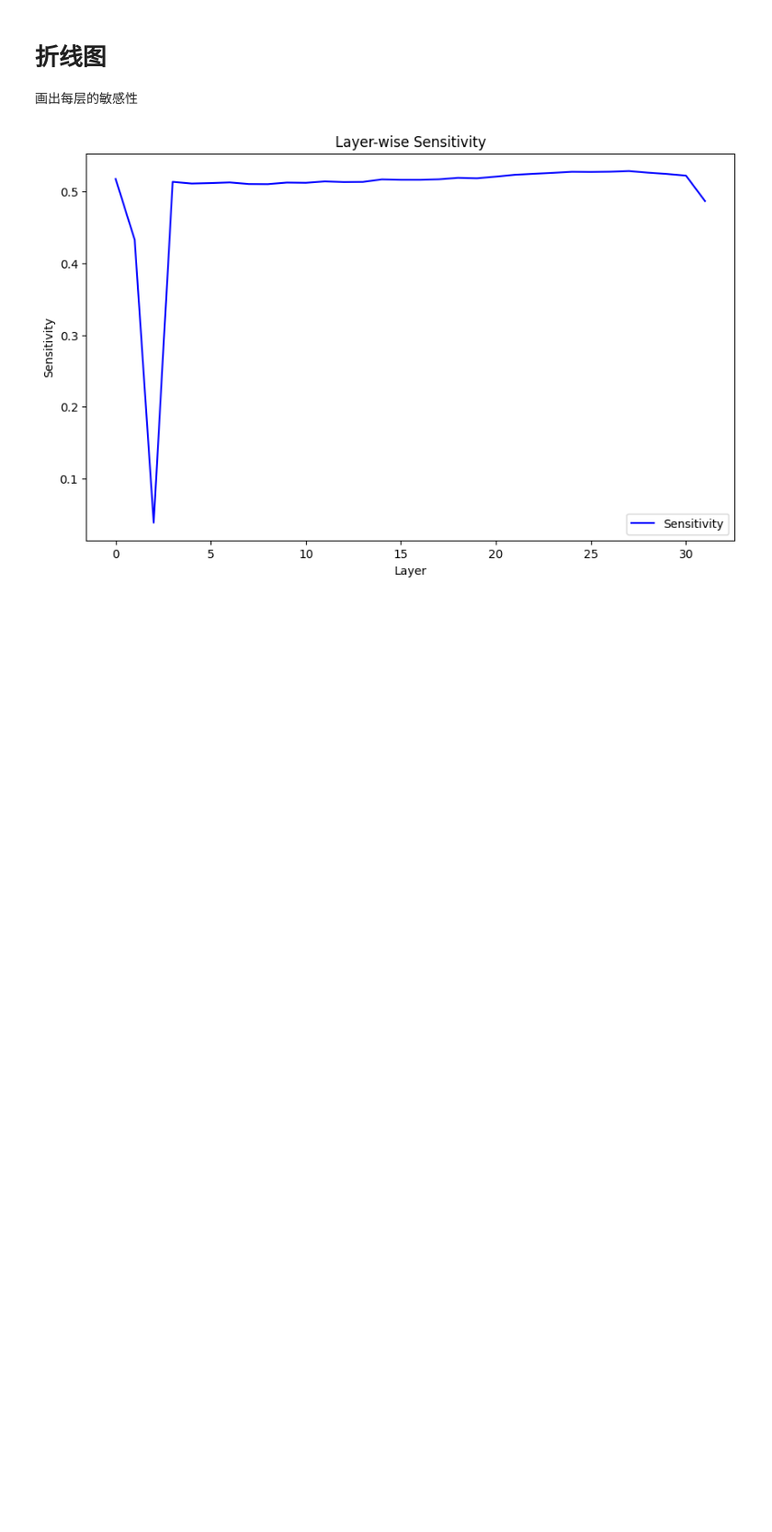
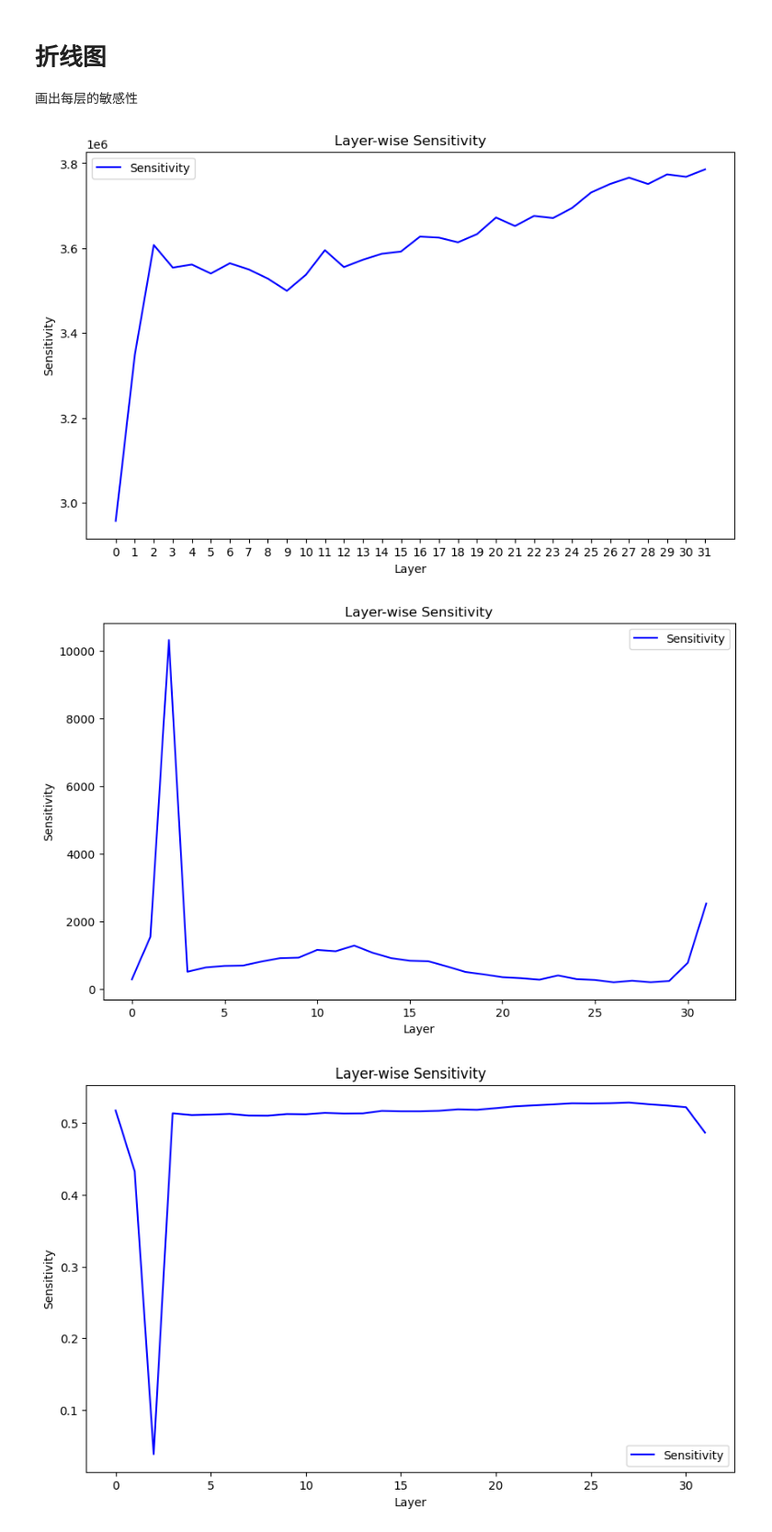
Before and after one commit to compressionOrg/OWL, a Jupyter notebook: paper/sensitvity.ipynb, the cells around one changed output. Shown: that part at 92% size. Drawn from its saved outputs; the diff is of its cells as text; code cells hidden in the pictures; blank space fills up the shorter version.

```diff
--- a/paper/sensitvity.ipynb
+++ b/paper/sensitvity.ipynb
@@ -32,3 +68,45 @@ def plot_line_chart(sensitivity):
+# %%
+# 计算conn sum
+conn_sensitivity = {
+    0: 278.9278869628906,
+    1: 1537.4918212890625,
+    2: 10319.986328125,
+    3: 505.1446838378906,
+    4: 633.3137817382812,
+    5: 677.8006591796875,
+    6: 687.4088745117188,
+    7: 806.1181030273438,
+    8: 907.0012817382812,
+    9: 922.118896484375,
+    10: 1150.6800537109375,
+    11: 1111.157958984375,
+    12: 1278.4998779296875,
+    13: 1064.942138671875,
+    14: 906.9503173828125,
+    15: 829.887939453125,
+    16: 813.708740234375,
+    17: 662.8854370117188,
+    18: 499.3265380859375,
+    19: 425.732177734375,
+    20: 342.2218017578125,
+    21: 314.36492919921875,
+    22: 270.3114318847656,
+    23: 393.69415283203125,
+    24: 287.1642150878906,
+    25: 262.34912109375,
+    26: 192.72348022460938,
+    27: 239.73509216308594,
+    28: 194.37757873535156,
+    29: 231.89222717285156,
+    30: 768.1707153320312,
+    31: 2523.4892578125
+}
+# %%
+plot_line_chart(weight_sum)
+plot_line_chart(conn_sensitivity)
+# %% [output]
+[figure, added]
+[figure, added]
 # %%
 sensitivity = [
     0.5177380442619324,
```
Also changed, not shown: parts of 1 cell of this notebook, 27 other files.
